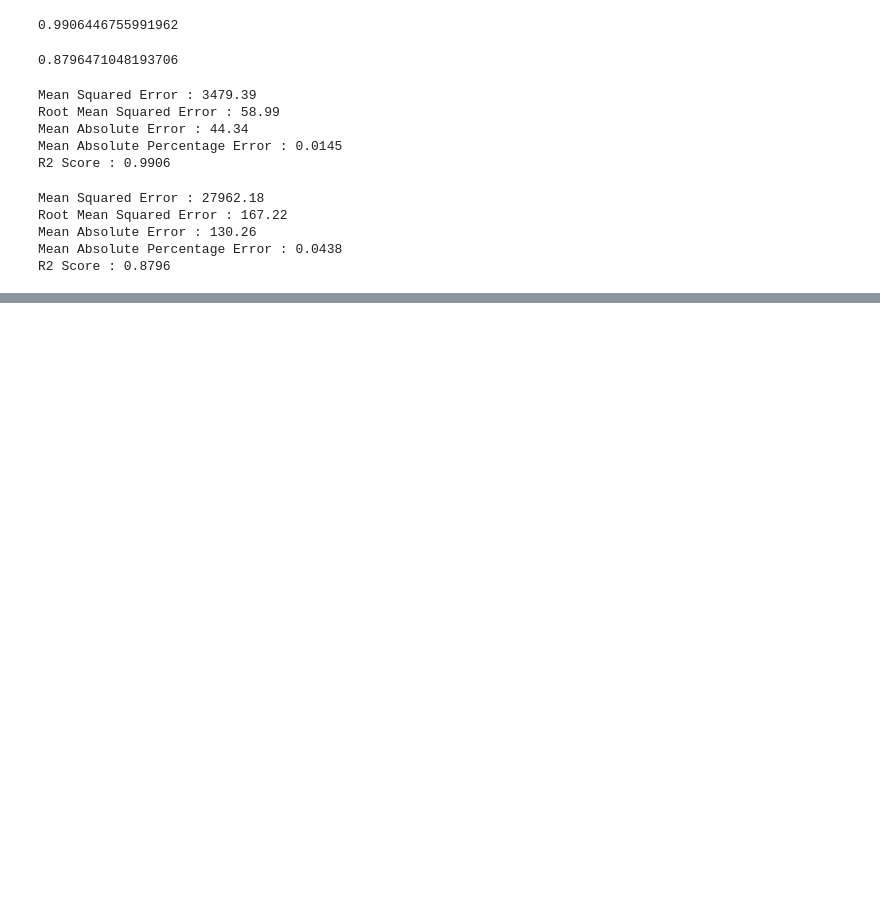
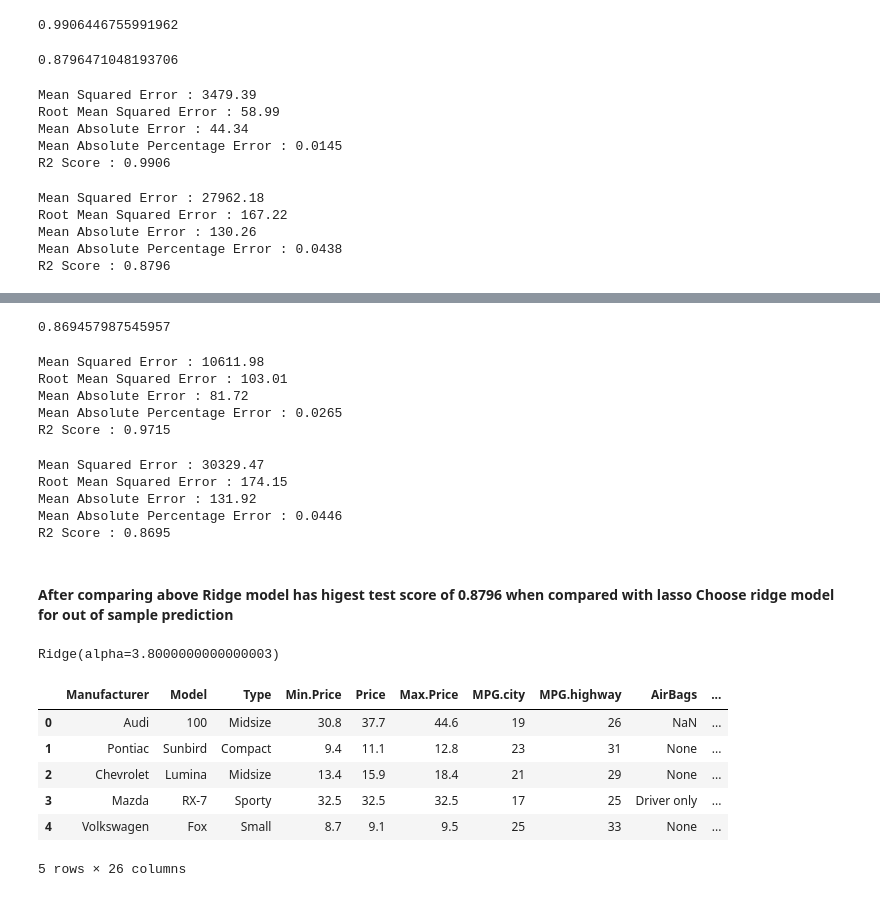
Before and after one commit to Gunlok28/Machine-Learning_Beginner-to-Pro, a Jupyter notebook: Regularization/Ridge_Lasso.ipynb, the cells around one changed output, grey strips where cells are left out. Cells and saved outputs as stored; diff of their text form; code cells hidden in the pictures; blank space fills up the shorter version.

Commit message:
Ridge_Lasso

```diff
--- a/Regularization/Ridge_Lasso.ipynb
+++ b/Regularization/Ridge_Lasso.ipynb
@@ -401,0 +476,37 @@ R2 Score : 0.8796
+# %%
+best_lasso.score(xtest, ytest)
+# %% [output]
+0.869457987545957
+# %%
+evaluate_model(best_lasso, xtrain, ytrain)
+# %% [output]
+Mean Squared Error : 10611.98
+Root Mean Squared Error : 103.01
+Mean Absolute Error : 81.72
+Mean Absolute Percentage Error : 0.0265
+R2 Score : 0.9715
+# %%
+evaluate_model(best_lasso, xtest, ytest)
+# %% [output]
+Mean Squared Error : 30329.47
+Root Mean Squared Error : 174.15
+Mean Absolute Error : 131.92
+Mean Absolute Percentage Error : 0.0446
+R2 Score : 0.8695
+# %% [markdown]
+#### After comparing above Ridge model has higest test score of 0.8796 when compared with lasso Choose ridge model for out of sample prediction
+# %%
+best_ridge
+# %% [output]
+Ridge(alpha=3.8000000000000003)
+# %%
+xnew = pd.read_csv('sample.csv', na_values=['', 'NA'], keep_default_na=False)
+xnew
+# %% [output]
+|  | Manufacturer | Model | Type | Min.Price | Price | Max.Price | MPG.city | MPG.highway | AirBags | ... |
+| 0 | Audi | 100 | Midsize | 30.8 | 37.7 | 44.6 | 19 | 26 | NaN | ... |
+| 1 | Pontiac | Sunbird | Compact | 9.4 | 11.1 | 12.8 | 23 | 31 | None | ... |
+| 2 | Chevrolet | Lumina | Midsize | 13.4 | 15.9 | 18.4 | 21 | 29 | None | ... |
+| 3 | Mazda | RX-7 | Sporty | 32.5 | 32.5 | 32.5 | 17 | 25 | Driver only | ... |
+| 4 | Volkswagen | Fox | Small | 8.7 | 9.1 | 9.5 | 25 | 33 | None | ... |
+5 rows × 26 columns
```
Also changed, not shown: parts of 18 cells of this notebook, 1 other file.
